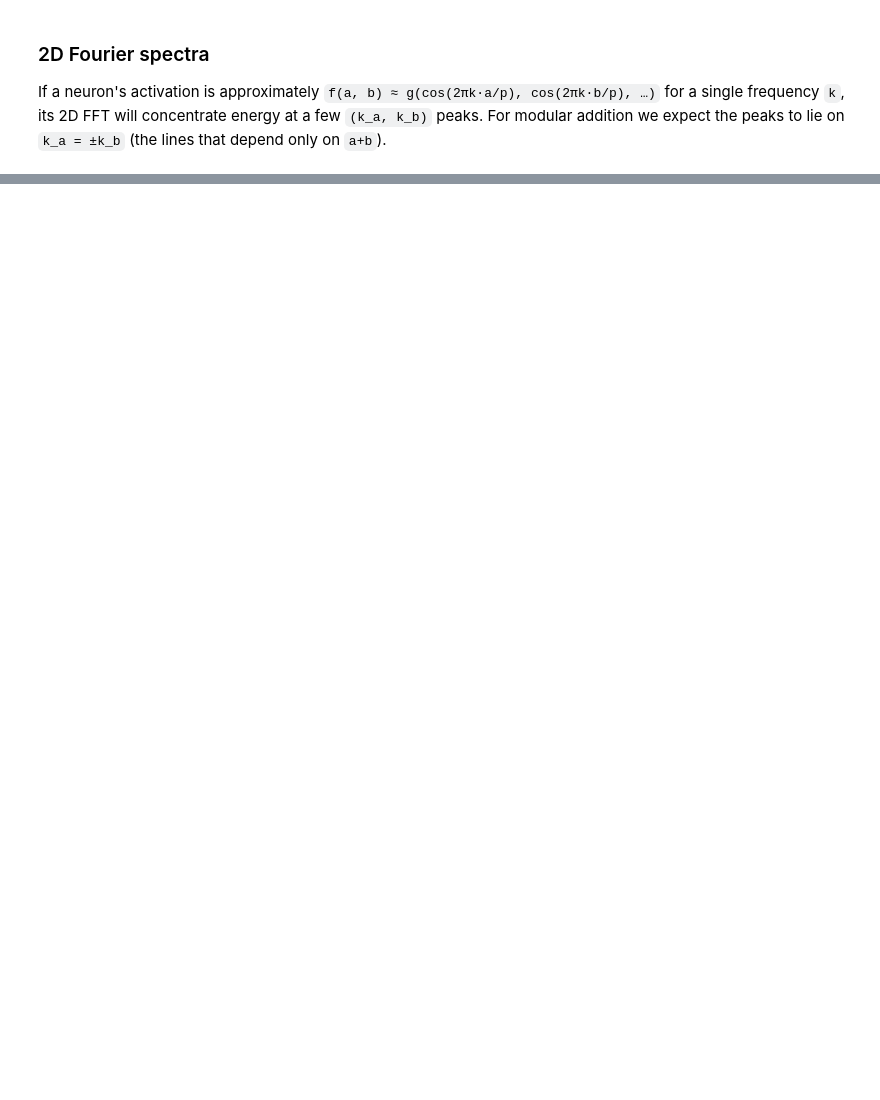
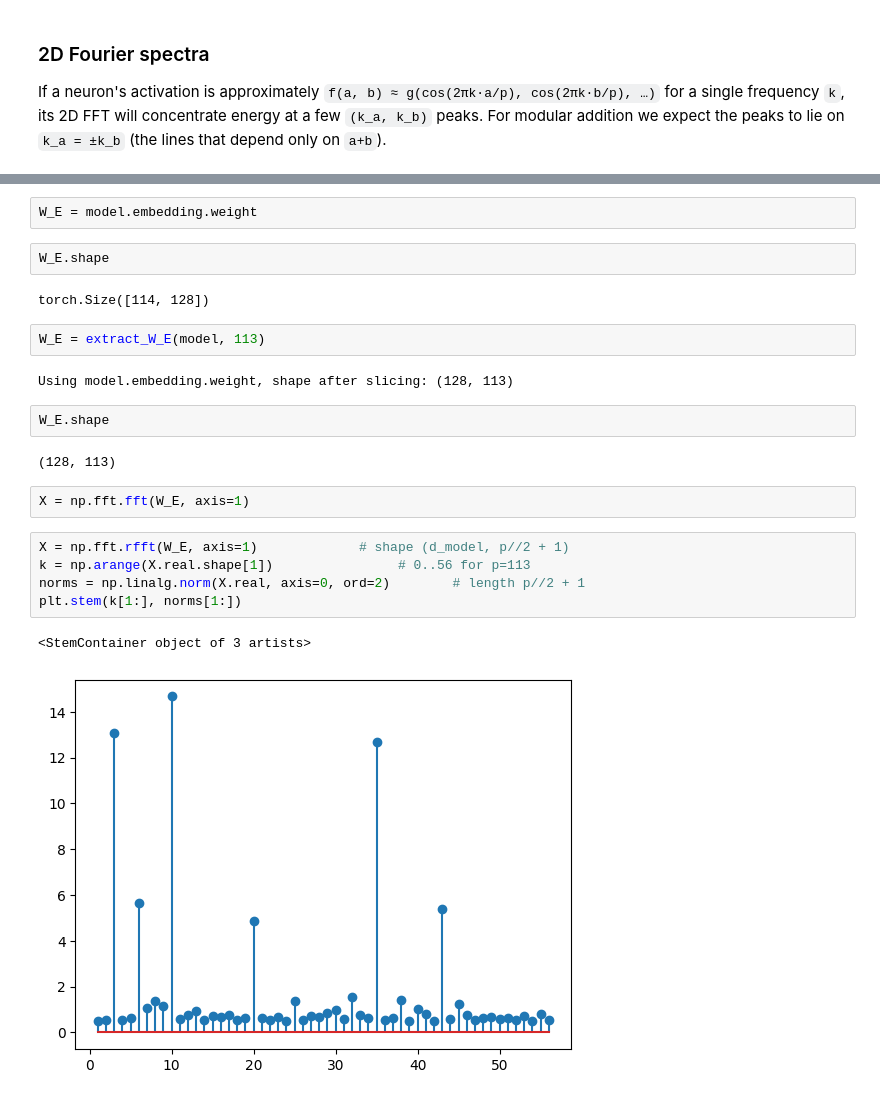
Before and after one commit to HalfEmptyDrum/Grokking, a Jupyter notebook: interpreting/load_model.ipynb, the cells around one changed output, grey strips where cells are left out. Saved outputs shown, nothing was run; the diff lists cells and outputs as text; blank space fills up the shorter version.

```diff
--- a/interpreting/load_model.ipynb
+++ b/interpreting/load_model.ipynb
@@ -241,0 +423,24 @@ plt.tight_layout(); plt.show()
+# %%
+W_E = model.embedding.weight
+# %%
+W_E.shape
+# %% [output]
+torch.Size([114, 128])
+# %%
+W_E = extract_W_E(model, 113)
+# %% [output]
+Using model.embedding.weight, shape after slicing: (128, 113)
+# %%
+W_E.shape
+# %% [output]
+(128, 113)
+# %%
+X = np.fft.fft(W_E, axis=1)
+# %%
+X = np.fft.rfft(W_E, axis=1)             # shape (d_model, p//2 + 1)
+k = np.arange(X.real.shape[1])                # 0..56 for p=113
+norms = np.linalg.norm(X.real, axis=0, ord=2)        # length p//2 + 1
+plt.stem(k[1:], norms[1:])
+# %% [output]
+<StemContainer object of 3 artists>
+[figure, added]
```
Also changed, not shown: parts of 17 cells of this notebook, 2 other files.
